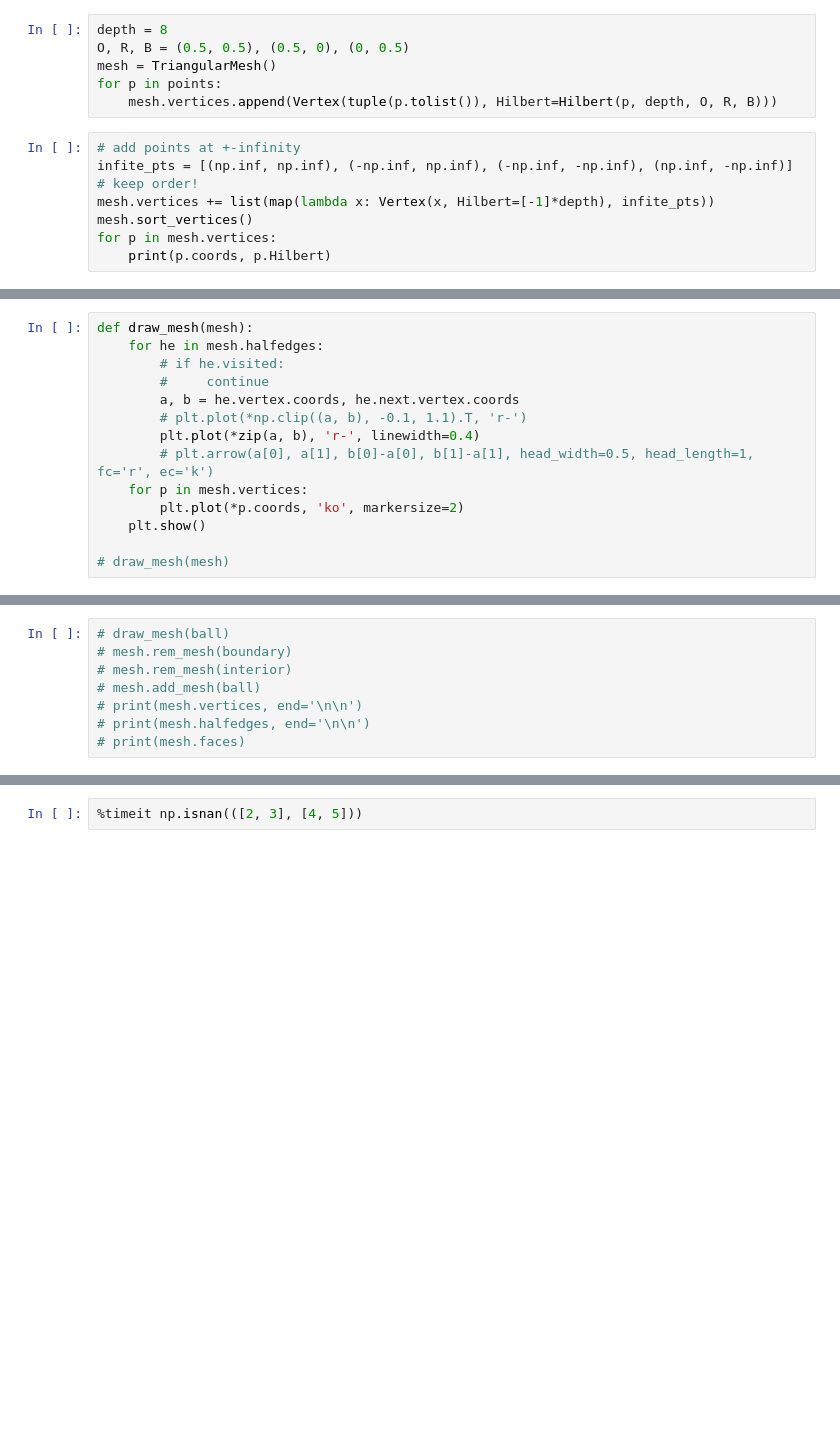
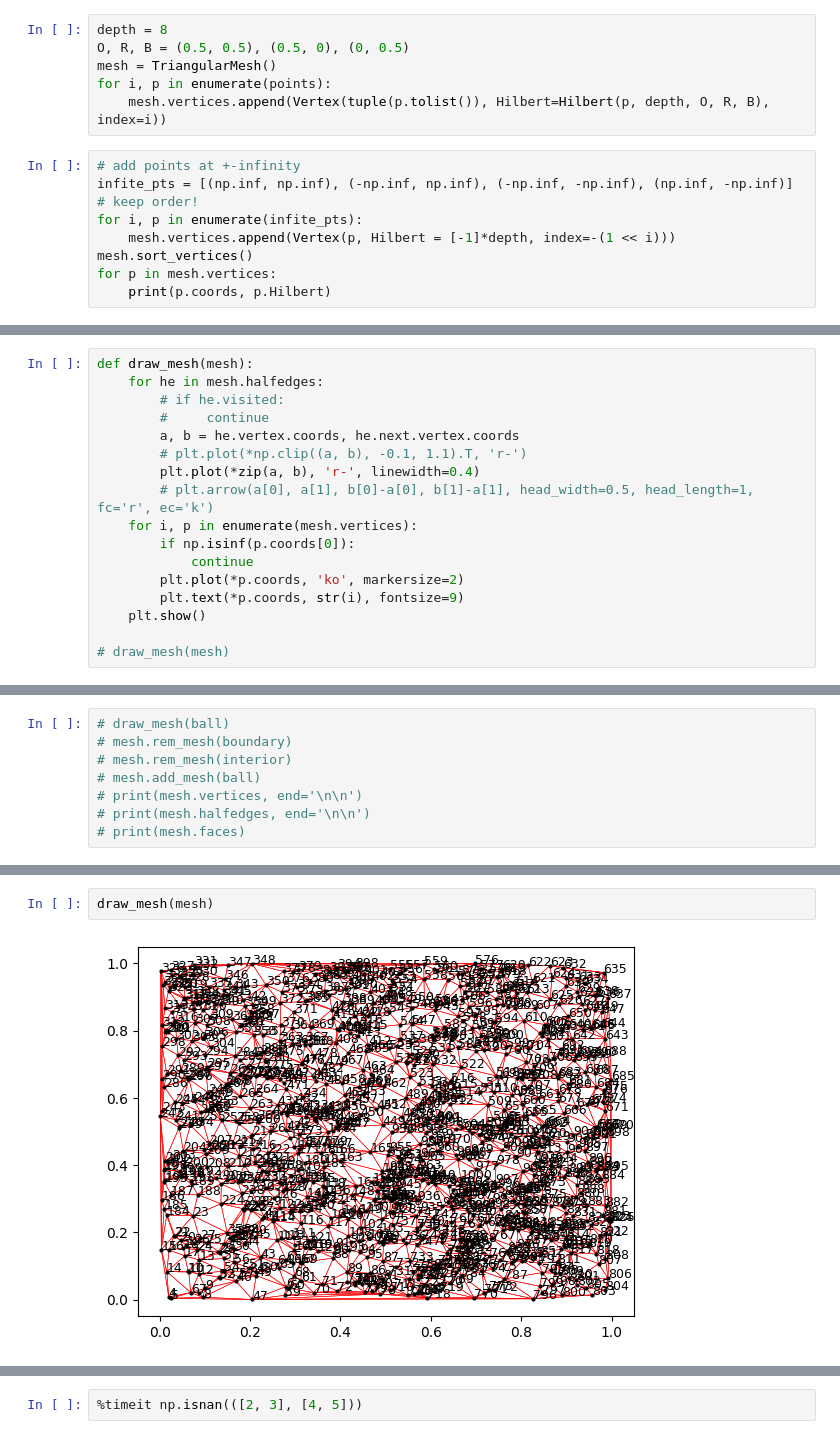
Before and after one commit to DanS1024/Delauney-Triangulation, a Jupyter notebook: delauney LP.ipynb, the cells around one changed output, grey strips where cells are left out. Drawn from its saved outputs; the diff is of its cells as text; blank space fills up the shorter version.

```diff
--- a/delauney LP.ipynb
+++ b/delauney LP.ipynb
@@ -338,12 +377,13 @@ def Cavity(mesh, p, ind):
 depth = 8
 O, R, B = (0.5, 0.5), (0.5, 0), (0, 0.5)
 mesh = TriangularMesh()
-for p in points:
-    mesh.vertices.append(Vertex(tuple(p.tolist()), Hilbert=Hilbert(p, depth, O, R, B)))
+for i, p in enumerate(points):
+    mesh.vertices.append(Vertex(tuple(p.tolist()), Hilbert=Hilbert(p, depth, O, R, B), index=i))
 # %%
 # add points at +-infinity
 infite_pts = [(np.inf, np.inf), (-np.inf, np.inf), (-np.inf, -np.inf), (np.inf, -np.inf)] # keep order!
-mesh.vertices += list(map(lambda x: Vertex(x, Hilbert=[-1]*depth), infite_pts))
+for i, p in enumerate(infite_pts):
+    mesh.vertices.append(Vertex(p, Hilbert = [-1]*depth, index=-(1 << i)))
 mesh.sort_vertices()
 for p in mesh.vertices:
     print(p.coords, p.Hilbert)
@@ -384,8 +424,11 @@ def draw_mesh(mesh):
         # plt.plot(*np.clip((a, b), -0.1, 1.1).T, 'r-')
         plt.plot(*zip(a, b), 'r-', linewidth=0.4)
         # plt.arrow(a[0], a[1], b[0]-a[0], b[1]-a[1], head_width=0.5, head_length=1, fc='r', ec='k')
-    for p in mesh.vertices:
+    for i, p in enumerate(mesh.vertices):
+        if np.isinf(p.coords[0]):
+            continue
         plt.plot(*p.coords, 'ko', markersize=2)
+        plt.text(*p.coords, str(i), fontsize=9)
     plt.show()
 
 # draw_mesh(mesh)
@@ -457,0 +506,4 @@ Line #      Hits         Time  Per Hit   % Time  Line Contents
+# %%
+draw_mesh(mesh)
+# %% [output]
+[figure, added]
```
Also changed, not shown: parts of 16 cells of this notebook, 5 other files.
